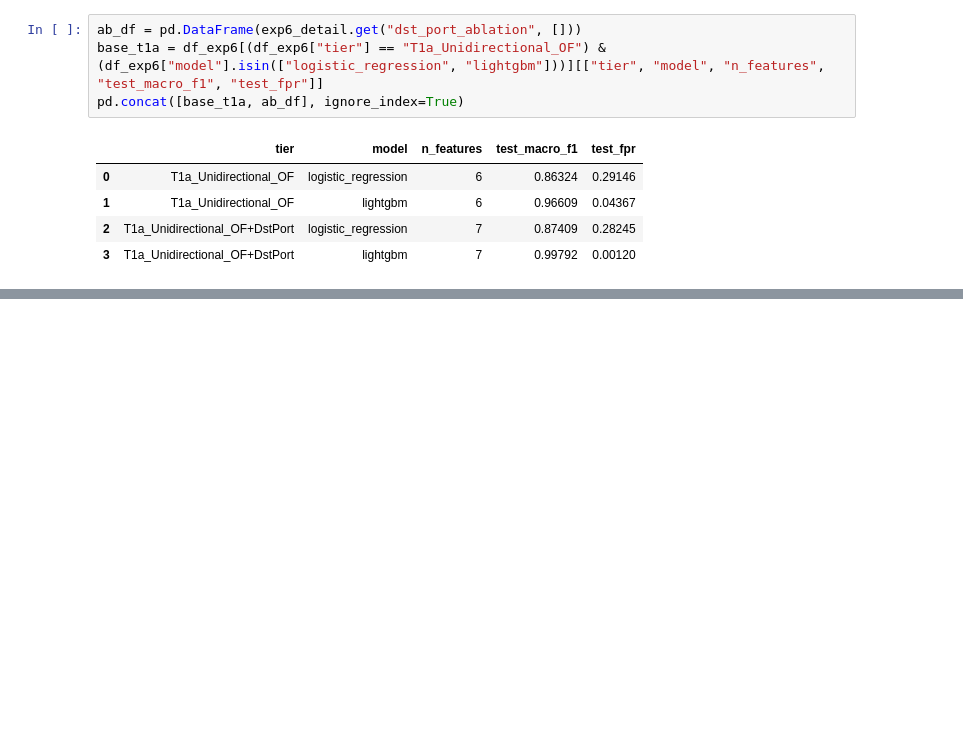
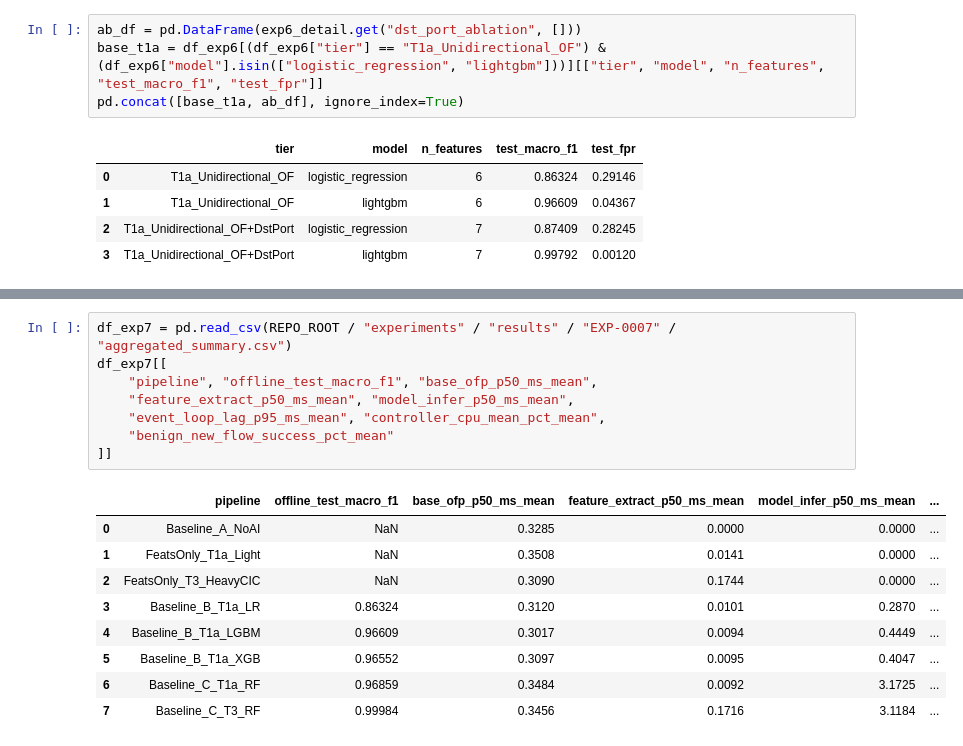
Before and after one commit to devsijanpandey12/Internship_DSAI, a Jupyter notebook: notebooks/02_offline_vs_live_bottleneck_analysis.ipynb, the cells around one changed output, grey strips where cells are left out. Cells and saved outputs as stored; diff of their text form; blank space fills up the shorter version.

```diff
--- a/notebooks/02_offline_vs_live_bottleneck_analysis.ipynb
+++ b/notebooks/02_offline_vs_live_bottleneck_analysis.ipynb
@@ -216,0 +220,18 @@ pd.concat([base_t1a, ab_df], ignore_index=True)
+# %%
+df_exp7 = pd.read_csv(REPO_ROOT / "experiments" / "results" / "EXP-0007" / "aggregated_summary.csv")
+df_exp7[[
+    "pipeline", "offline_test_macro_f1", "base_ofp_p50_ms_mean",
+    "feature_extract_p50_ms_mean", "model_infer_p50_ms_mean",
+    "event_loop_lag_p95_ms_mean", "controller_cpu_mean_pct_mean",
+    "benign_new_flow_success_pct_mean"
+]]
+# %% [output]
+|  | pipeline | offline_test_macro_f1 | base_ofp_p50_ms_mean | feature_extract_p50_ms_mean | model_infer_p50_ms_mean | ... |
+| 0 | Baseline_A_NoAI | NaN | 0.3285 | 0.0000 | 0.0000 | ... |
+| 1 | FeatsOnly_T1a_Light | NaN | 0.3508 | 0.0141 | 0.0000 | ... |
+| 2 | FeatsOnly_T3_HeavyCIC | NaN | 0.3090 | 0.1744 | 0.0000 | ... |
+| 3 | Baseline_B_T1a_LR | 0.86324 | 0.3120 | 0.0101 | 0.2870 | ... |
+| 4 | Baseline_B_T1a_LGBM | 0.96609 | 0.3017 | 0.0094 | 0.4449 | ... |
+| 5 | Baseline_B_T1a_XGB | 0.96552 | 0.3097 | 0.0095 | 0.4047 | ... |
+| 6 | Baseline_C_T1a_RF | 0.96859 | 0.3484 | 0.0092 | 3.1725 | ... |
+| 7 | Baseline_C_T3_RF | 0.99984 | 0.3456 | 0.1716 | 3.1184 | ... |
```
Also changed, not shown: parts of 2 cells of this notebook, 10 other files.
